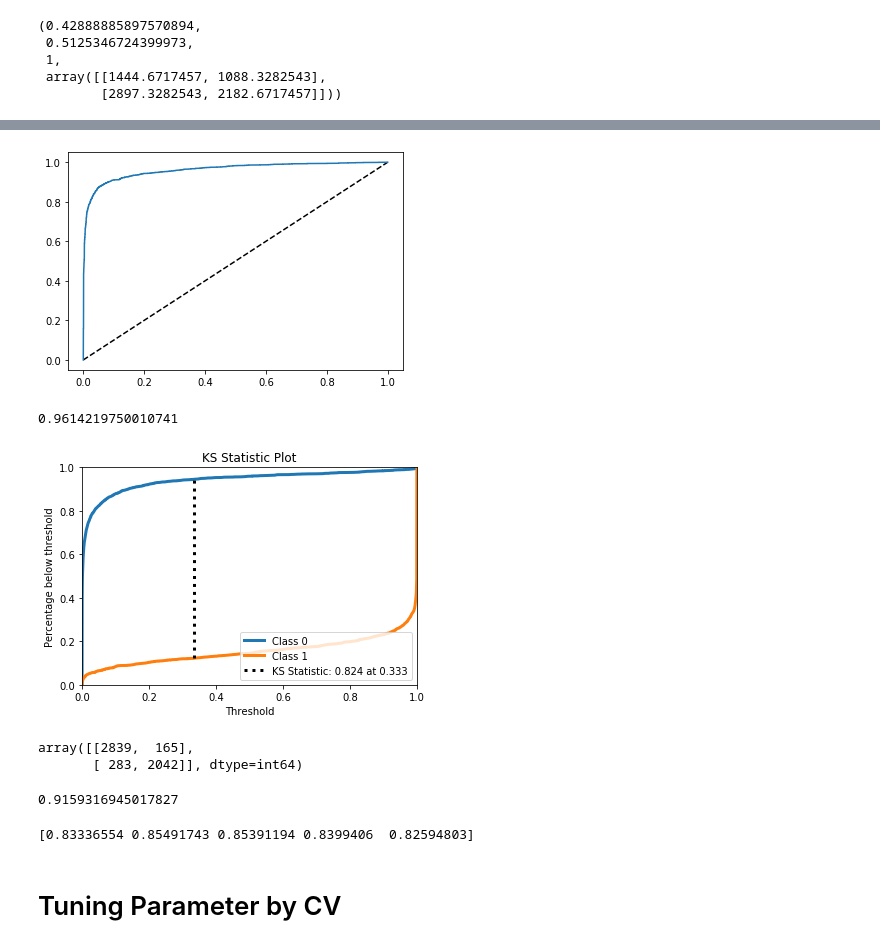
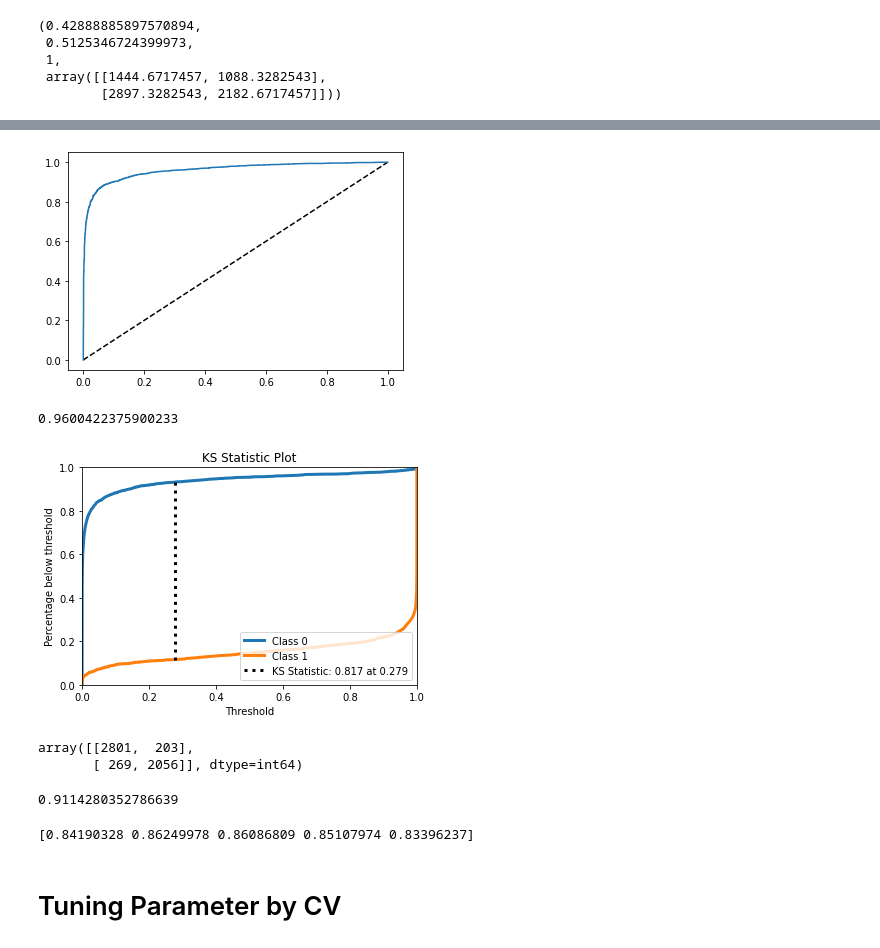
Before and after one commit to SmilesTigeR/statistical-analysis, a Jupyter notebook: Notebook/Disaster/Disaster.ipynb, the cells around one changed output, grey strips where cells are left out. Saved outputs shown, nothing was run; the diff lists cells and outputs as text; code cells hidden in the pictures.

```diff
--- a/Notebook/Disaster/Disaster.ipynb
+++ b/Notebook/Disaster/Disaster.ipynb
@@ -260,4 +245,0 @@ chi2_contingency(pd.crosstab(data_rescale['keyword'], data_rescale['target']), c
-# %%
-temp = pd.get_dummies(data_rescale['keyword']).drop('outbreak', axis = 1)
-data_rescale = pd.concat([data_rescale.drop('keyword', axis = 1), temp], axis = 1)
-data_rescale.head()
@@ -272,3 +246,5 @@ data_rescale.head()
+# %%
+data_rescale = data_rescale.drop(columns = 'location')
 # %%
 train, test = train_test_split(data_rescale, test_size = 0.3, random_state = 0)
 train.shape, test.shape
@@ -313,3 +272,3 @@ test_bow.head()
 # %%
-X = train_bow.drop(['target', 'location'], axis = 1)
-y = train_bow['target']
+X = train.drop(columns = 'target')
+y = train['target']
@@ -318,31 +285,37 @@ mnb = MultinomialNB().fit(X, y)
+# %%
+model = Pipeline([('transformer',
+                   FeatureUnion([('onehot', Pipeline([('keyword', FunctionTransformer(func = lambda x: x['keyword'].values.reshape(-1, 1), validate = False)),
+                                                      ('onehot_transformer', OneHotEncoder(handle_unknown = 'ignore'))])),
+                                 ('bow', Pipeline([('text', FunctionTransformer(func = lambda x: x['text'], validate = False)),
+                                                   ('bow_transformer', CountVectorizer())]))])),
+                  ('model', MultinomialNB())]).fit(X, y)
 # %%
-fpr, tpr, _ = roc_curve(y, mnb.predict_proba(X)[:, 1])
+fpr, tpr, _ = roc_curve(y, model.predict_proba(X)[:, 1])
 plt.plot([0, 1], [0, 1], 'k--')
 plt.plot(fpr, tpr)
 plt.show()
 print(auc(fpr, tpr))
 # %% [output]
 [figure]
-0.9614219750010741
+0.9600422375900233
 # %%
-plot_ks_statistic(y, mnb.predict_proba(X))
+plot_ks_statistic(y, model.predict_proba(X))
 plt.show()
 # %% [output]
-[figure, old version]
+[figure, new version]
 # %%
-confusion_matrix(y, [1 if prob >= 0.333 else 0 for prob in mnb.predict_proba(X)[:, 1]])
+confusion_matrix(y, [1 if prob >= 0.279 else 0 for prob in model.predict_proba(X)[:, 1]])
 # %% [output]
-array([[2839,  165],
-       [ 283, 2042]], dtype=int64)
+array([[2801,  203],
+       [ 269, 2056]], dtype=int64)
 # %%
-accuracy_score(y, [1 if prob >= 0.333 else 0 for prob in mnb.predict_proba(X)[:, 1]])
+accuracy_score(y, [1 if prob >= 0.279 else 0 for prob in model.predict_proba(X)[:, 1]])
 # %% [output]
-0.9159316945017827
+0.9114280352786639
 # %%
-clf = MultinomialNB()
-print(cross_val_score(clf, X, y, scoring = 'roc_auc', cv=5))
+print(cross_val_score(model, X, y, scoring = 'roc_auc', cv=5))
 # Overfitting
 # %% [output]
-[0.83336554 0.85491743 0.85391194 0.8399406  0.82594803]
+[0.84190328 0.86249978 0.86086809 0.85107974 0.83396237]
 # %% [markdown]
 # Tuning Parameter by CV
```
Also changed, not shown: parts of 55 cells of this notebook, 3 other files.
